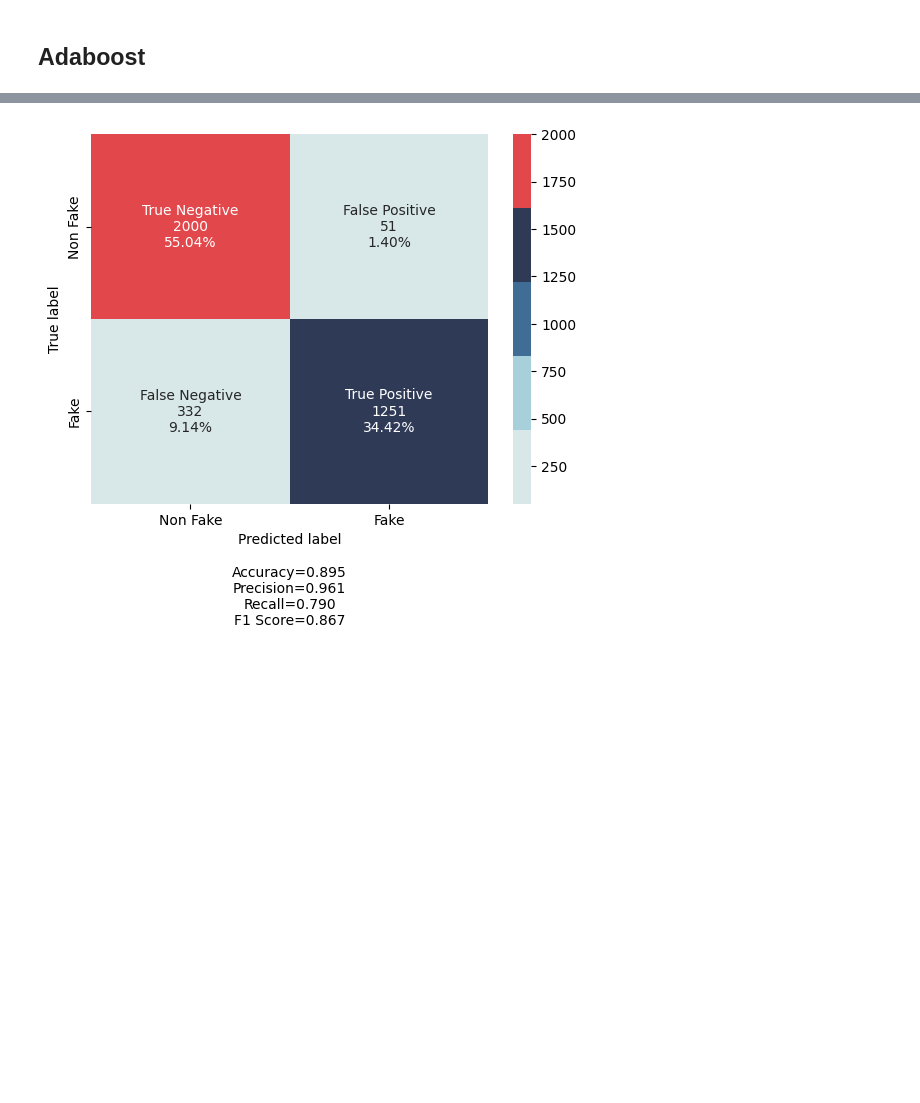
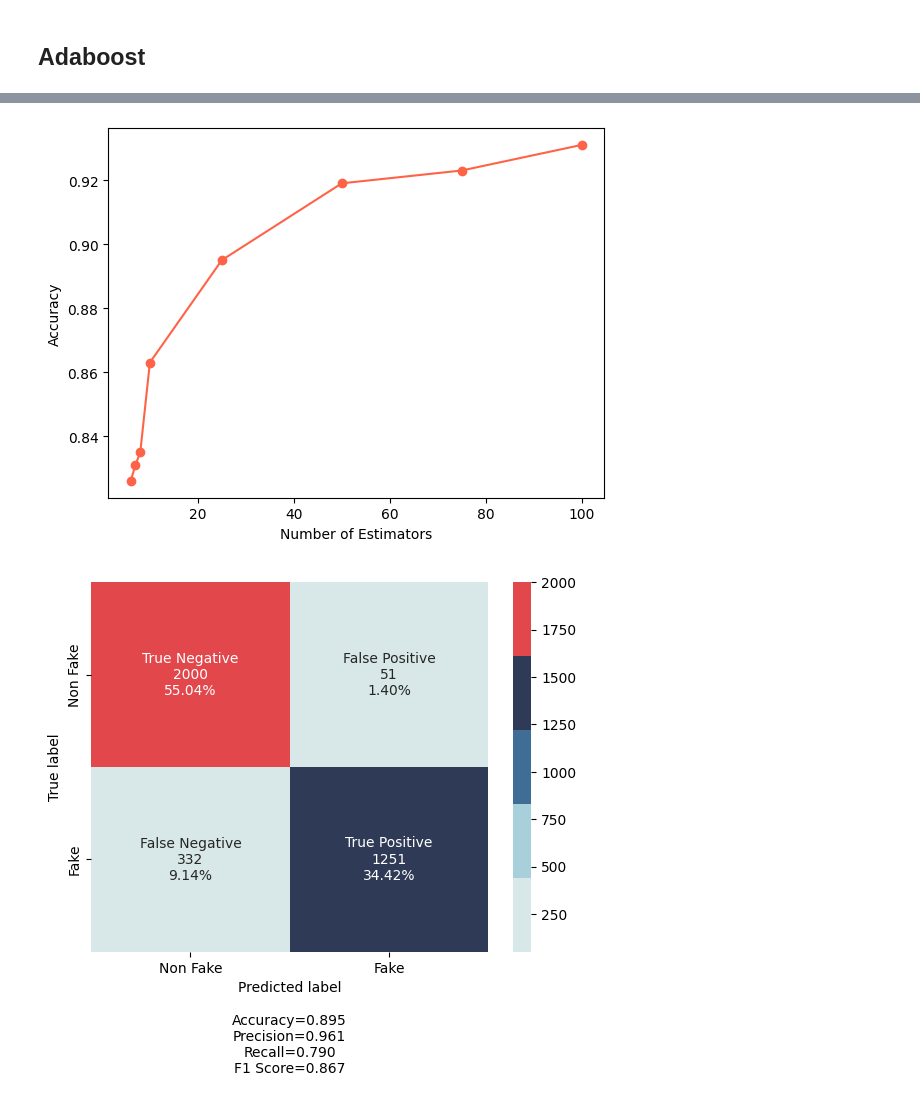
Before and after one commit to lvvittor/ml, a Jupyter notebook: tps/final/notebooks/classifier.ipynb, the cells around one changed output, grey strips where cells are left out. Saved outputs shown, nothing was run; the diff lists cells and outputs as text; code cells hidden in the pictures; blank space fills up the shorter version.

```diff
--- a/tps/final/notebooks/classifier.ipynb
+++ b/tps/final/notebooks/classifier.ipynb
@@ -397,3 +393,16 @@ make_confusion_matrix(cm,
+# %%
+
+n_estimators_values = [6, 7, 8, 10, 25, 50, 75, 100]
+accuracies = [0.826, 0.831, 0.835, 0.863, 0.895, 0.919, 0.923, 0.931]
+
+plt.plot(n_estimators_values, accuracies, marker='o', color="tomato")
+
+plt.xlabel('Number of Estimators')
+plt.ylabel('Accuracy')
+
+plt.show()
+# %% [output]
+[figure, added]
 # %%
 from sklearn.ensemble import RandomForestClassifier
 
```
Also changed, not shown: parts of 11 cells of this notebook, 2 other files.
